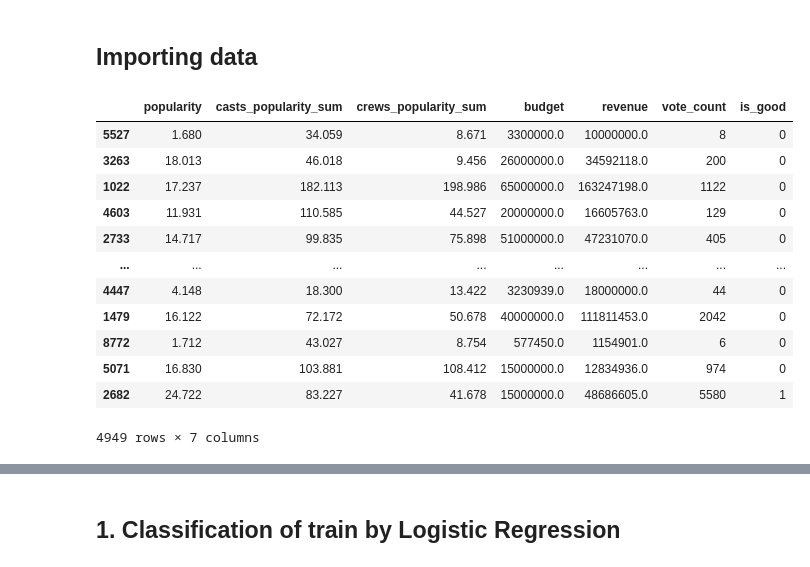
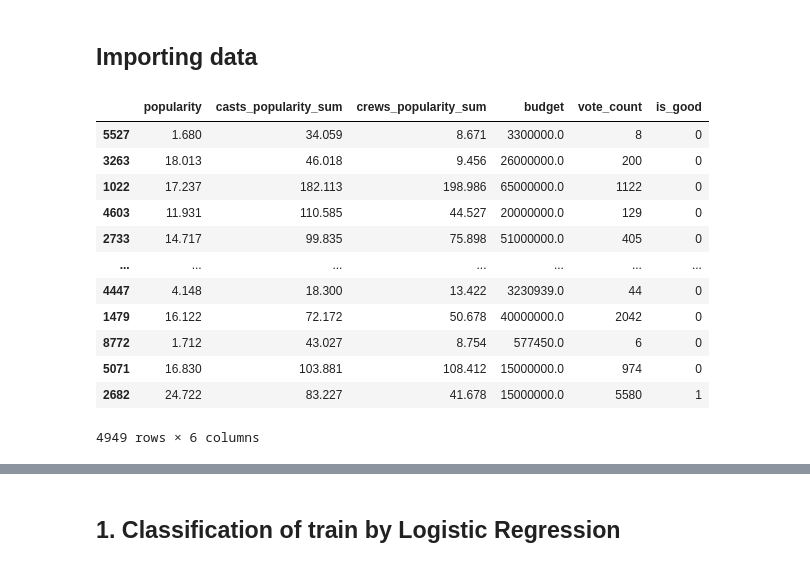
Before and after one commit to nicklimmm/movie-analysis, a Jupyter notebook: Logistics_Regression.ipynb, the cells around one changed output, grey strips where cells are left out. Saved outputs shown, nothing was run; the diff lists cells and outputs as text; code cells hidden in the pictures.

```diff
--- a/Logistics_Regression.ipynb
+++ b/Logistics_Regression.ipynb
@@ -8,22 +29,22 @@ import seaborn as sb
 # %%
 #IMPORTING CLEAN DATA USING RANDOM SAMPLING
 train = pd.read_csv("data/train.csv", index_col=0)
-train = train.drop(['decade_released','genres'], axis = 1)
+train = train.drop(['revenue','decade_released','genres'], axis = 1)
 train
 # %% [output]
-|  | popularity | casts_popularity_sum | crews_popularity_sum | budget | revenue | vote_count | is_good |
-| 5527 | 1.680 | 34.059 | 8.671 | 3300000.0 | 10000000.0 | 8 | 0 |
-| 3263 | 18.013 | 46.018 | 9.456 | 26000000.0 | 34592118.0 | 200 | 0 |
-| 1022 | 17.237 | 182.113 | 198.986 | 65000000.0 | 163247198.0 | 1122 | 0 |
-| 4603 | 11.931 | 110.585 | 44.527 | 20000000.0 | 16605763.0 | 129 | 0 |
-| 2733 | 14.717 | 99.835 | 75.898 | 51000000.0 | 47231070.0 | 405 | 0 |
-| ... | ... | ... | ... | ... | ... | ... | ... |
-| 4447 | 4.148 | 18.300 | 13.422 | 3230939.0 | 18000000.0 | 44 | 0 |
-| 1479 | 16.122 | 72.172 | 50.678 | 40000000.0 | 111811453.0 | 2042 | 0 |
-| 8772 | 1.712 | 43.027 | 8.754 | 577450.0 | 1154901.0 | 6 | 0 |
-| 5071 | 16.830 | 103.881 | 108.412 | 15000000.0 | 12834936.0 | 974 | 0 |
-| 2682 | 24.722 | 83.227 | 41.678 | 15000000.0 | 48686605.0 | 5580 | 1 |
+|  | popularity | casts_popularity_sum | crews_popularity_sum | budget | vote_count | is_good |
+| 5527 | 1.680 | 34.059 | 8.671 | 3300000.0 | 8 | 0 |
+| 3263 | 18.013 | 46.018 | 9.456 | 26000000.0 | 200 | 0 |
+| 1022 | 17.237 | 182.113 | 198.986 | 65000000.0 | 1122 | 0 |
+| 4603 | 11.931 | 110.585 | 44.527 | 20000000.0 | 129 | 0 |
+| 2733 | 14.717 | 99.835 | 75.898 | 51000000.0 | 405 | 0 |
+| ... | ... | ... | ... | ... | ... | ... |
+| 4447 | 4.148 | 18.300 | 13.422 | 3230939.0 | 44 | 0 |
+| 1479 | 16.122 | 72.172 | 50.678 | 40000000.0 | 2042 | 0 |
+| 8772 | 1.712 | 43.027 | 8.754 | 577450.0 | 6 | 0 |
+| 5071 | 16.830 | 103.881 | 108.412 | 15000000.0 | 974 | 0 |
+| 2682 | 24.722 | 83.227 | 41.678 | 15000000.0 | 5580 | 1 |
-4949 rows × 7 columns
+4949 rows × 6 columns
 # %%
 #IMPORTING CLEANED TRAIN DATA USING RANDOM OVERSAMPLING SAMPLING
 oversampling_train = pd.read_csv("data/oversampled-train.csv", index_col = 0)
```
Also changed, not shown: parts of 23 cells of this notebook.
